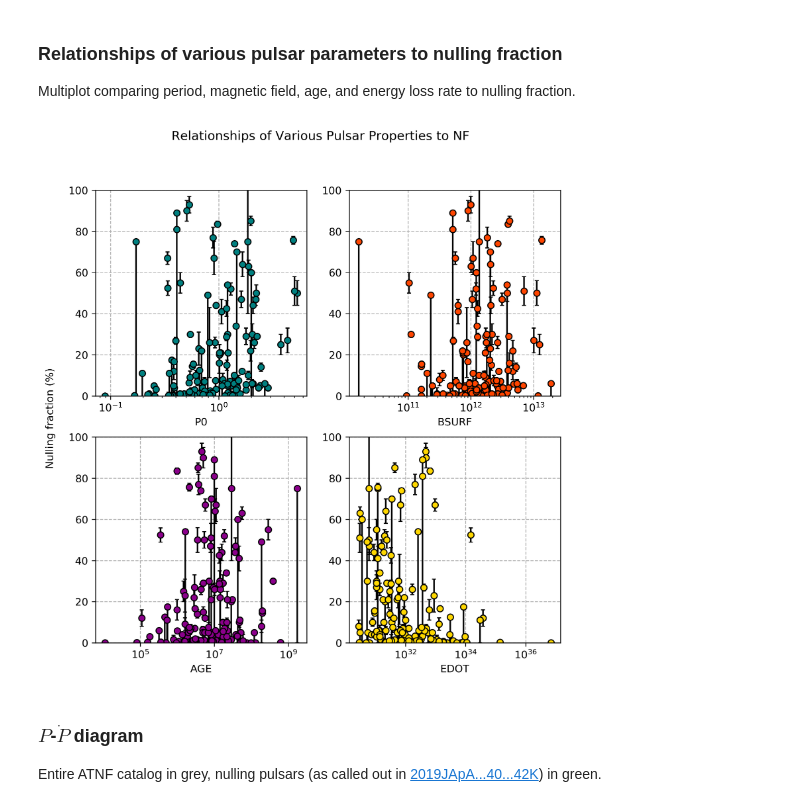
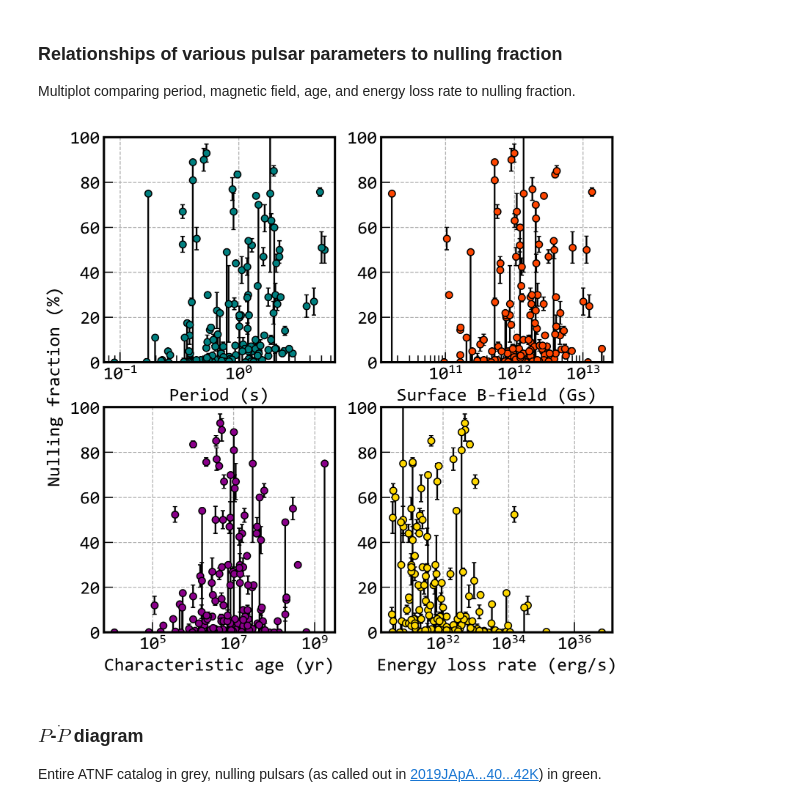
Before and after one commit to cgobat/pulsar-nulling, a Jupyter notebook: Nulling.ipynb, the cells around one changed output. Drawn from its saved outputs; the diff is of its cells as text; code cells hidden in the pictures.

```diff
--- a/Nulling.ipynb
+++ b/Nulling.ipynb
@@ -3,11 +3,12 @@
 
 import numpy as np, pandas as pd, pickle, requests, pprint, json
 import matplotlib.pyplot as plt, mpl_toolkits.mplot3d.axes3d as axes3d, matplotlib as mpl
+from scipy import stats
 from bs4 import BeautifulSoup as bs
 from astropy.time import Time
-#mpl.rcParams['font.family'] = 'Consolas'
-#plt.rcParams['font.size'] = 18
-#plt.rcParams['axes.linewidth'] = 2
+mpl.rcParams['font.family'] = 'Consolas'
+plt.rcParams['font.size'] = 16
+plt.rcParams['axes.linewidth'] = 2
 # %% [markdown]
 ### Read nulling data found in appendix of [2019JApA...40...42K](https://ui.adsabs.harvard.edu/#abs/2019JApA...40...42K/abstract)
 Because the data table in the publication is only accessible in the .PDF of the article itself, I manually copied/entered/repaired the ~150 or so entries into a dedicated .CSV file, which is stored locally. This code then parses the errors reported in the table (given in terms of either maximums, minimums, or uncertainties, depending on the datapoint) and converts them into standardized ranges of possible values.
@@ -139,28 +180,34 @@ glitchstats = pd.merge(merged,glitches,left_on="PSRJ",right_on="J-name").loc[:,[
 Multiplot comparing period, magnetic field, age, and energy loss rate to nulling fraction.
 # %%
 fig = plt.figure(figsize=(8,8),dpi=300)
+fig.tight_layout()
+axes = [fig.add_subplot(arrangement) for arrangement in [221,222,223,224]]
 
-axes = [fig.add_subplot(arrangement) for arrangement in [221,222,223,224]]
 xvars = ["P0","BSURF","AGE","EDOT"]
+labels = dict(zip(xvars,["Period (s)","Surface B-field (Gs)","Characteristic age (yr)","Energy loss rate (erg/s)"]))
 colors = dict(zip(xvars,["teal","orangered","darkmagenta","gold"]))
 
 NF_errors = np.array(list(merged["NF_e"])).T
 
 
 for ax,xvar in zip(axes,xvars):
     ax.errorbar(merged[xvar],merged["NF"],yerr=NF_errors,fmt="o",ecolor="k",capsize=2,mfc=colors[xvar],mec="k")
     ax.set_xscale("log")
-    ax.set_xlabel(xvar)
+    ax.set_xlabel(labels[xvar])
 
     ax.set_ylim((0,100))
+    ax.xaxis.set_tick_params(which='major', size=9, width=1, direction='in')
+    ax.xaxis.set_tick_params(which='minor', size=6, width=1, direction='in')
+    ax.yaxis.set_tick_params(which='major', size=8, width=1, direction='in')
+    ax.yaxis.set_tick_params(which='minor', size=6, width=1, direction='in')
     ax.grid(linestyle="--")
 
-fig.suptitle("Relationships of Various Pulsar Properties to NF")
+#fig.suptitle("Relationships of Various Pulsar Properties to NF")
 fig.text(0.05,0.5, "Nulling fraction (%)", ha="center", va="center", rotation=90)
 
 plt.show()
 # %% [output]
-[figure, old version]
+[figure, new version]
 # %% [markdown]
 ### $P$-$\dot{P}$ diagram
 Entire ATNF catalog in grey, nulling pulsars (as called out in [2019JApA...40...42K](https://ui.adsabs.harvard.edu/#abs/2019JApA...40...42K/abstract)) in green.
```
Also changed, not shown: parts of 10 cells of this notebook, 2 other files.
